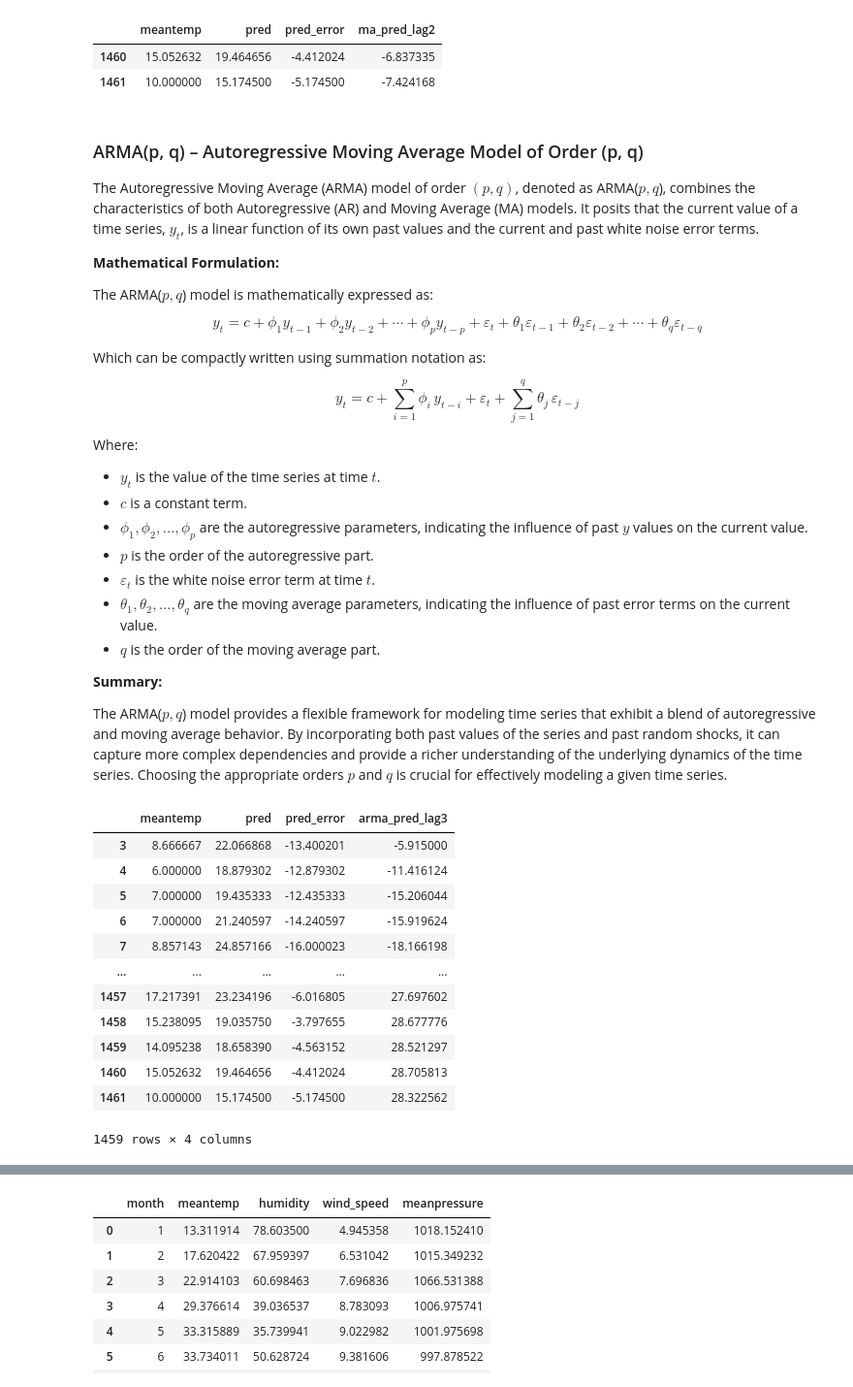
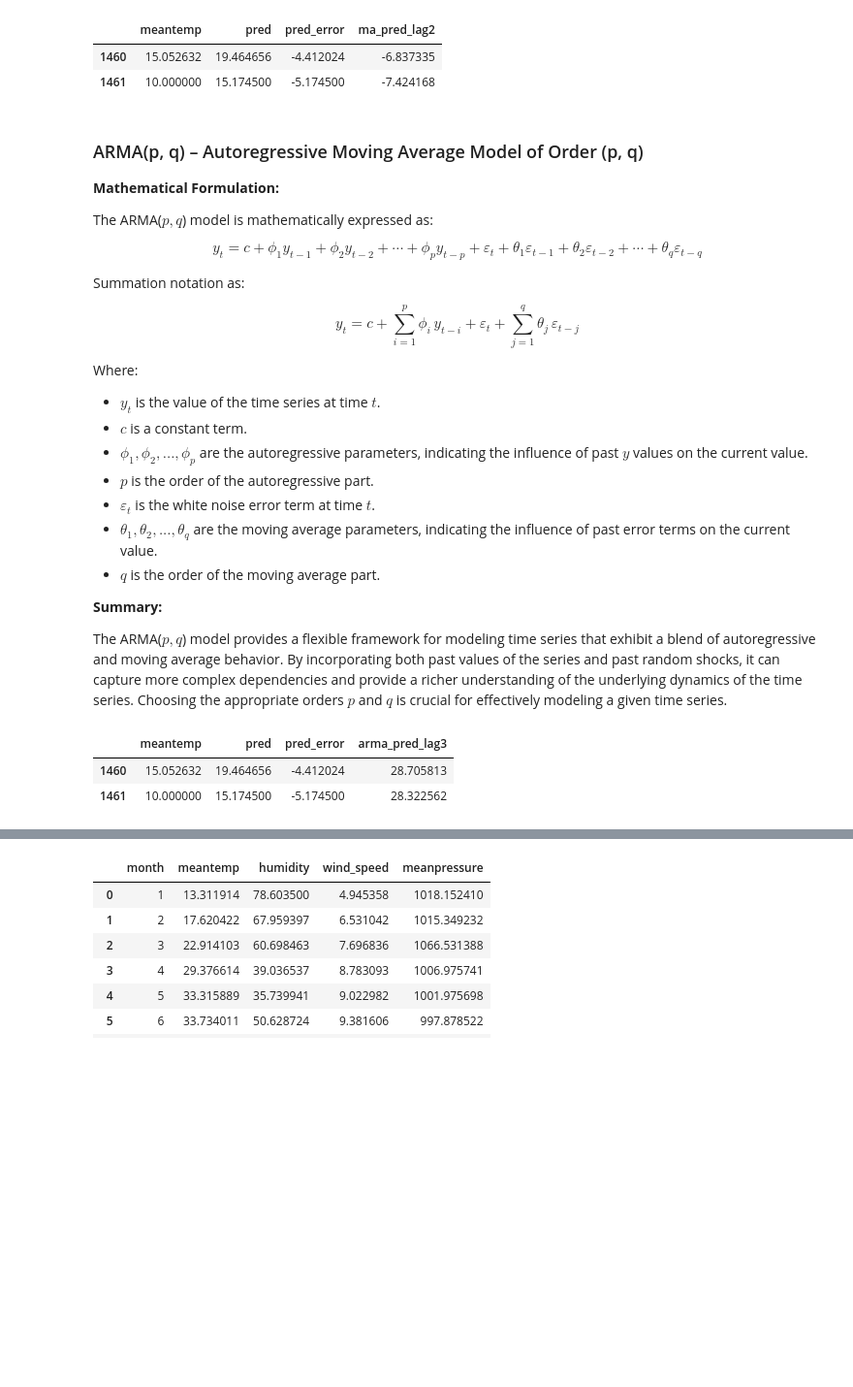
Before and after one commit to GuilhermeKnipl/Data-Science-Lab, a Jupyter notebook: ML_From_Scratch/Moving_Average.ipynb, the cells around one changed output, grey strips where cells are left out. Shown at 97% size. Drawn from its saved outputs; the diff is of its cells as text; code cells hidden in the pictures; blank space fills up the shorter version.

```diff
--- a/ML_From_Scratch/Moving_Average.ipynb
+++ b/ML_From_Scratch/Moving_Average.ipynb
@@ -230,8 +222,6 @@ MA(df[features],df[target],2).tail(2)
 | 1461 | 10.000000 | 15.174500 | -5.174500 | -7.424168 |
 # %% [markdown]
 ### ARMA(p, q) – Autoregressive Moving Average Model of Order (p, q)
-
-The Autoregressive Moving Average (ARMA) model of order $(p, q)$, denoted as ARMA($p, q$), combines the characteristics of both Autoregressive (AR) and Moving Average (MA) models. It posits that the current value of a time series, $y_t$, is a linear function of its own past values and the current and past white noise error terms.
 
 **Mathematical Formulation:**
 
@@ -239,7 +229,7 @@ The ARMA($p, q$) model is mathematically expressed as:
 
 $$y_t = c + \phi_1 y_{t-1} + \phi_2 y_{t-2} + \cdots + \phi_p y_{t-p} + \varepsilon_t + \theta_1 \varepsilon_{t-1} + \theta_2 \varepsilon_{t-2} + \cdots + \theta_q \varepsilon_{t-q}$$
 
-Which can be compactly written using summation notation as:
+Summation notation as:
 
 $$y_t = c + \sum_{i=1}^p \phi_i\,y_{t-i} + \varepsilon_t + \sum_{j=1}^q \theta_j\,\varepsilon_{t-j}$$
 
@@ -291,20 +281,10 @@ y_ma = MA(df[features],df[target],2).dropna()
 y_arma = ARMA(df[features],df[target],1).dropna()
 # %%
-ARMA(df[features],df[target],3).dropna()
+ARMA(df[features],df[target],3).tail(2)
 # %% [output]
 |  | meantemp | pred | pred_error | arma_pred_lag3 |
-| 3 | 8.666667 | 22.066868 | -13.400201 | -5.915000 |
-| 4 | 6.000000 | 18.879302 | -12.879302 | -11.416124 |
-| 5 | 7.000000 | 19.435333 | -12.435333 | -15.206044 |
-| 6 | 7.000000 | 21.240597 | -14.240597 | -15.919624 |
-| 7 | 8.857143 | 24.857166 | -16.000023 | -18.166198 |
-| ... | ... | ... | ... | ... |
-| 1457 | 17.217391 | 23.234196 | -6.016805 | 27.697602 |
-| 1458 | 15.238095 | 19.035750 | -3.797655 | 28.677776 |
-| 1459 | 14.095238 | 18.658390 | -4.563152 | 28.521297 |
 | 1460 | 15.052632 | 19.464656 | -4.412024 | 28.705813 |
 | 1461 | 10.000000 | 15.174500 | -5.174500 | 28.322562 |
-1459 rows × 4 columns
 # %%
 arma_rmse = np.round(regression.RMSE(y_arma['meantemp'].values,y_arma['arma_pred_lag1'].values),2)
 ar_rmse = np.round(regression.RMSE(y_ar['meantemp'].values, y_ar['ar_pred_lag1'].values),2)
```
Also changed, not shown: parts of 9 cells of this notebook.
